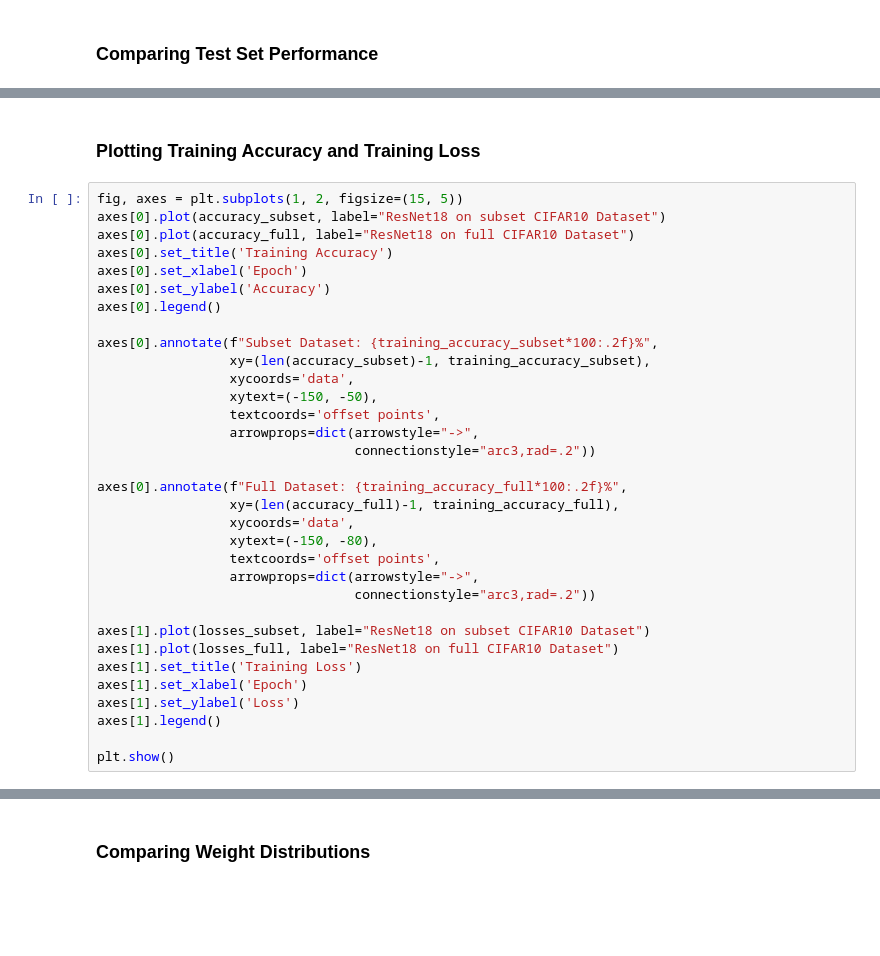
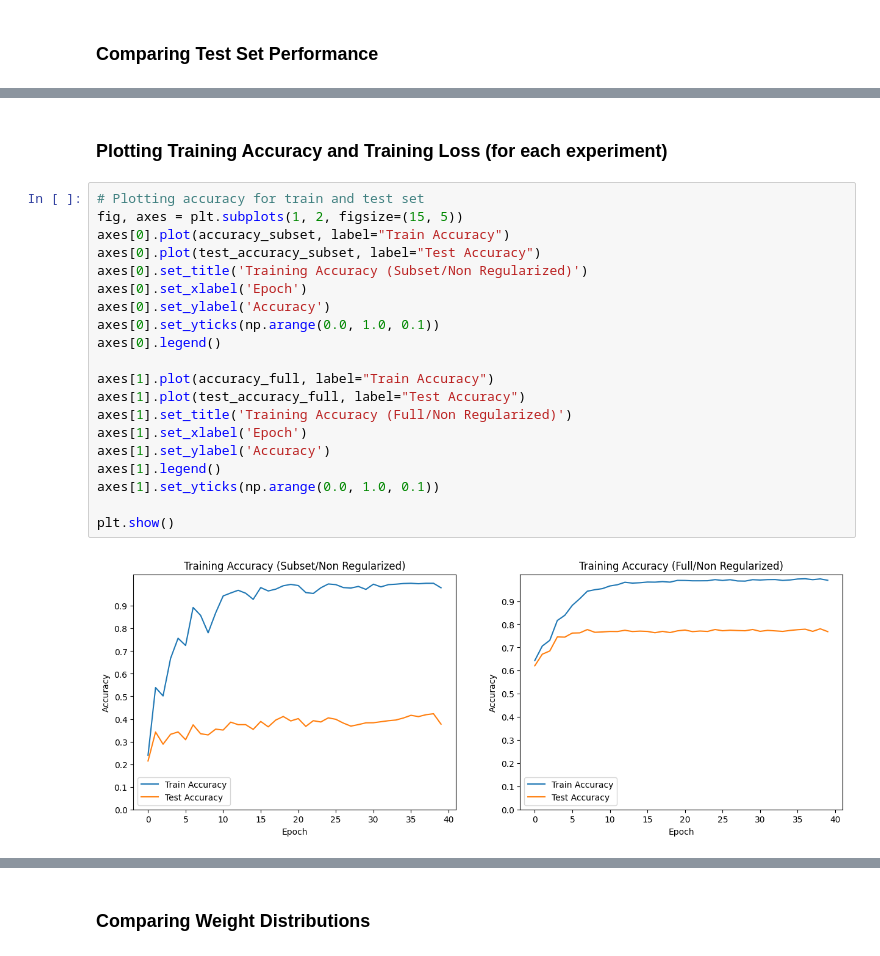
Before and after one commit to munish30monga/gnr_650, a Jupyter notebook: assignment_1.ipynb, the cells around one changed output, grey strips where cells are left out. Saved outputs shown, nothing was run; the diff lists cells and outputs as text; blank space fills up the shorter version.

Commit message:
Added visualization to compare accuracy
Added visualization to compare accuracy of training and testing on
subset as well as full data. Along with regularized vs unregularized
model.

```diff
--- a/assignment_1.ipynb
+++ b/assignment_1.ipynb
@@ -264,38 +282,27 @@ print(f"testing Accuracy of ResNet18 on full CIFAR10 Dataset (Regularized):\
 # %% [markdown]
-### Plotting Training Accuracy and Training Loss
+### Plotting Training Accuracy and Training Loss (for each experiment)
 # %%
+# Plotting accuracy for train and test set
 fig, axes = plt.subplots(1, 2, figsize=(15, 5))
-axes[0].plot(accuracy_subset, label="ResNet18 on subset CIFAR10 Dataset")
-axes[0].plot(accuracy_full, label="ResNet18 on full CIFAR10 Dataset")
-axes[0].set_title('Training Accuracy')
+axes[0].plot(accuracy_subset, label="Train Accuracy")
+axes[0].plot(test_accuracy_subset, label="Test Accuracy")
+axes[0].set_title('Training Accuracy (Subset/Non Regularized)')
 axes[0].set_xlabel('Epoch')
 axes[0].set_ylabel('Accuracy')
+axes[0].set_yticks(np.arange(0.0, 1.0, 0.1))
 axes[0].legend()
 
-axes[0].annotate(f"Subset Dataset: {training_accuracy_subset*100:.2f}%",
-                 xy=(len(accuracy_subset)-1, training_accuracy_subset),
-                 xycoords='data',
-                 xytext=(-150, -50),
-                 textcoords='offset points',
-                 arrowprops=dict(arrowstyle="->",
-                                 connectionstyle="arc3,rad=.2"))
-
-axes[0].annotate(f"Full Dataset: {training_accuracy_full*100:.2f}%",
-                 xy=(len(accuracy_full)-1, training_accuracy_full),
-                 xycoords='data',
-                 xytext=(-150, -80),
-                 textcoords='offset points',
-                 arrowprops=dict(arrowstyle="->",
-                                 connectionstyle="arc3,rad=.2"))
-
-axes[1].plot(losses_subset, label="ResNet18 on subset CIFAR10 Dataset")
-axes[1].plot(losses_full, label="ResNet18 on full CIFAR10 Dataset")
-axes[1].set_title('Training Loss')
+axes[1].plot(accuracy_full, label="Train Accuracy")
+axes[1].plot(test_accuracy_full, label="Test Accuracy")
+axes[1].set_title('Training Accuracy (Full/Non Regularized)')
 axes[1].set_xlabel('Epoch')
-axes[1].set_ylabel('Loss')
+axes[1].set_ylabel('Accuracy')
 axes[1].legend()
+axes[1].set_yticks(np.arange(0.0, 1.0, 0.1))
 
 plt.show()
+# %% [output]
+[figure, added]
 # %%
 # Plotting accuracy for train and test set
 fig, axes = plt.subplots(1, 2, figsize=(15, 5))
```
Also changed, not shown: parts of 6 cells of this notebook.
